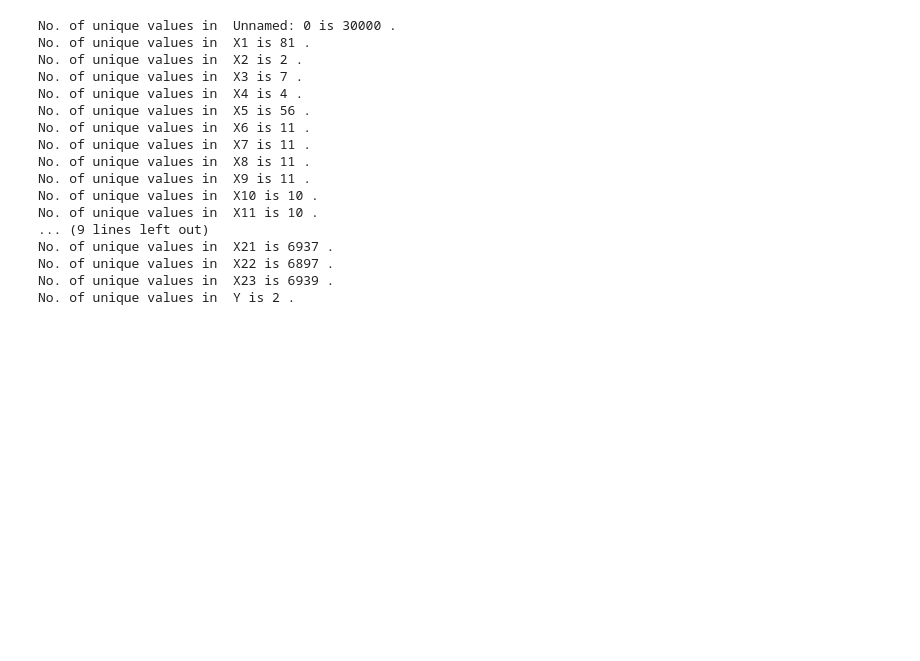
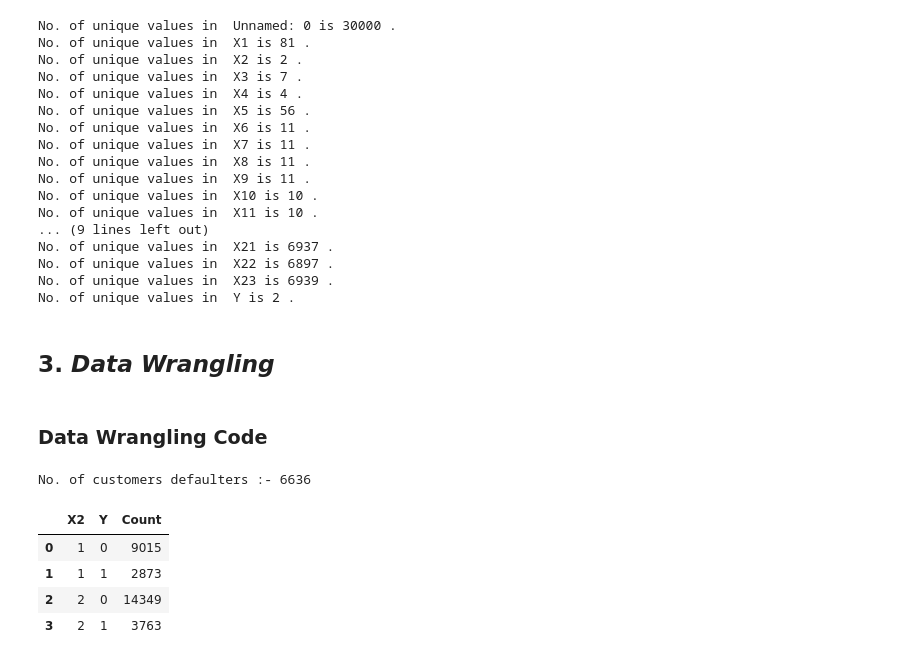
Before and after one commit to David-Kumawat/Credit-Card-Default-Prediction-Classification, a Jupyter notebook: Credit_Card_Fraud_Detection.ipynb, the cells around one changed output. Cells and saved outputs as stored; diff of their text form; code cells hidden in the pictures; blank space fills up the shorter version.

```diff
--- a/Credit_Card_Fraud_Detection.ipynb
+++ b/Credit_Card_Fraud_Detection.ipynb
@@ -222,3 +222,30 @@ No. of unique values in  X21 is 6937 .
 No. of unique values in  X22 is 6897 .
 No. of unique values in  X23 is 6939 .
 No. of unique values in  Y is 2 .
+# %% [markdown]
+## 3. ***Data Wrangling***
+# %% [markdown]
+### Data Wrangling Code
+# %%
+# Write your code to make your dataset analysis ready.
+# Create a copy of the current dataset and assigning to df
+df=defaulter.copy()
+
+# Checking Shape of True Value
+print("No. of customers defaulters :-",len(df[df['Y']==True]))
+
+# Assigning churn customers data to variable df_churn
+df_default=df[(df['Y']==True)]
+# %% [output]
+No. of customers defaulters :- 6636
+# %%
+# Default data by Gender Wise
+# 1 means male and 2 means Female
+
+pd.DataFrame(df.groupby('X2')['Y'].value_counts().reset_index(name="Count"))
+# %% [output]
+|  | X2 | Y | Count |
+| 0 | 1 | 0 | 9015 |
+| 1 | 1 | 1 | 2873 |
+| 2 | 2 | 0 | 14349 |
+| 3 | 2 | 1 | 3763 |
```
Also changed, not shown: parts of 17 cells of this notebook.
